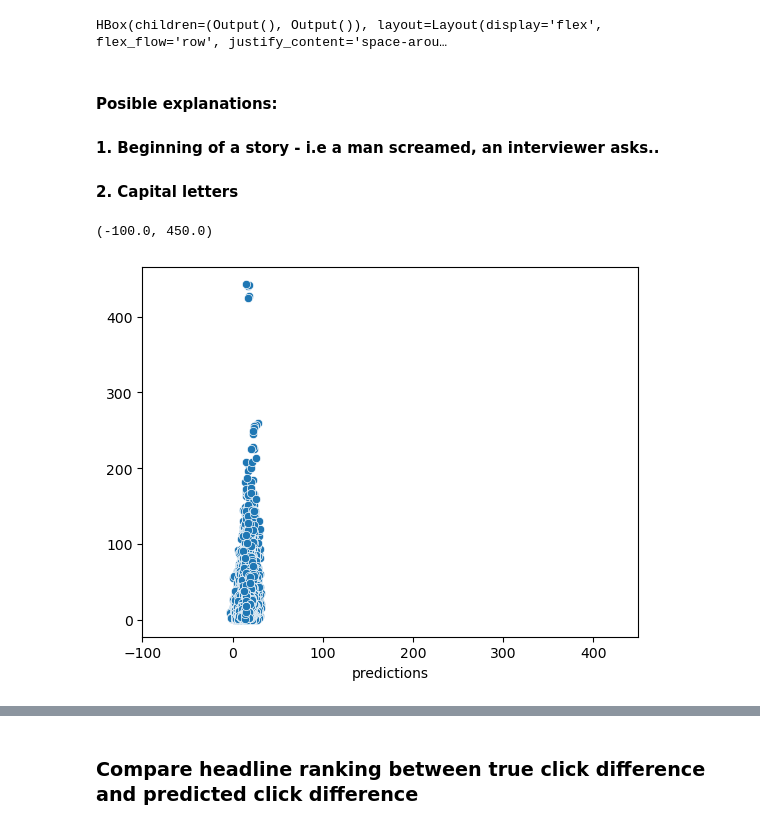
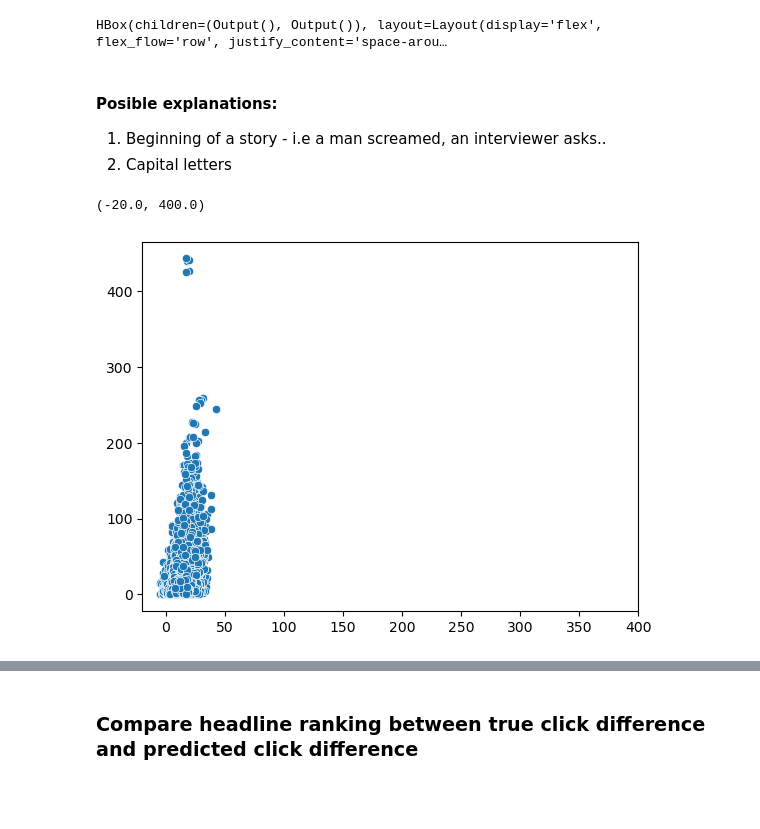
Before and after one commit to antschum/causal_headline_evaluator, a Jupyter notebook: 2023-28-11-Meeting.ipynb, the cells around one changed output, grey strips where cells are left out. Cells and saved outputs as stored; diff of their text form; code cells hidden in the pictures; blank space fills up the shorter version.

```diff
--- a/2023-28-11-Meeting.ipynb
+++ b/2023-28-11-Meeting.ipynb
@@ -88,7 +91,7 @@ clickrate       2.117931
 dtype: float64
 # %%
 #Load embeddings
-with open('full_embeddings.pkl', "rb") as fIn:
+with open('all-mpnet-base-v2_embeddings.pkl', "rb") as fIn:
     stored_data = pickle.load(fIn)
     stored_sentences = stored_data['headlines']
     stored_embeddings = stored_data['embeddings']
@@ -471,18 +493,19 @@ box
 HBox(children=(Output(), Output()), layout=Layout(display='flex', flex_flow='row', justify_content='space-arou…
 # %% [markdown]
 #### Posible explanations:
-#### 1. Beginning of a story - i.e a man screamed, an interviewer asks..
-#### 2. Capital letters
+1. Beginning of a story - i.e a man screamed, an interviewer asks..
+2. Capital letters
 # %%
 import seaborn as sns
 import matplotlib.pyplot as plt
 import warnings
 warnings.filterwarnings("ignore", "is_categorical_dtype")
 # visualize real and predicted values
+pred = ridge_fit_diff.predict(sorted_embedding_diff)
 fig, ax = plt.subplots()
-sns.scatterplot(x = df_sorted_pairs['predictions'], y = clicks_diff, ax=ax)
-ax.set_xlim(-100,450)
+sns.scatterplot(x = pred, y = clicks_diff, ax=ax)
+ax.set_xlim(-20,400)
 ## this is super sketchy.
 # %% [output]
-(-100.0, 450.0)
+(-20.0, 400.0)
-[figure, old version]
+[figure, new version]
```
Also changed, not shown: parts of 38 cells of this notebook.
